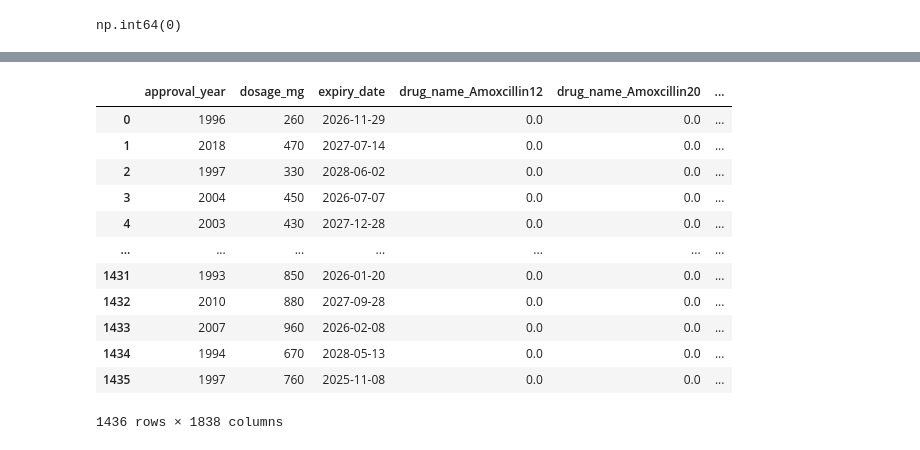
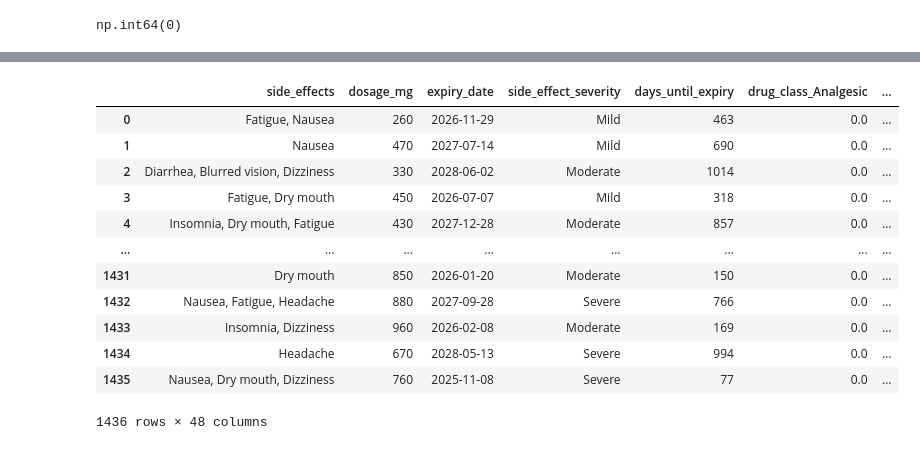
Before and after one commit to Rose1509/Drug_Labels_and_SideEffects, a Jupyter notebook: Drug Labels and Side effect.ipynb, the cells around one changed output, grey strips where cells are left out. Drawn from its saved outputs; the diff is of its cells as text; code cells hidden in the pictures.

```diff
--- a/Drug Labels and Side effect.ipynb
+++ b/Drug Labels and Side effect.ipynb
@@ -103,5 +170,5 @@ df.describe()
 # %%
-columns_to_drop = [ "price_usd", "batch_number"]
+columns_to_drop = [ "price_usd", "batch_number", "manufacturer", "approval_year", "administration_route", "drug_name"]
 
 df.drop(columns = columns_to_drop, inplace = True, errors = "ignore")
 df
@@ -121,0 +343,10 @@ df
+# %%
+# Convert expiry_date to datetime
+df['expiry_date'] = pd.to_datetime(df['expiry_date'], errors='coerce')
+
+# Create 'days_until_expiry' as difference from today
+today = pd.to_datetime("today")
+df['days_until_expiry'] = (df['expiry_date'] - today).dt.days
+
+# Show first 5 rows to verify
+print(df[['expiry_date', 'days_until_expiry']].head())
@@ -122,38 +465,38 @@ df
 # %%
 from sklearn.preprocessing import OneHotEncoder
 import pandas as pd
 
 # Columns to encode
-drug_name_column = ['drug_name', 'drug_class', 'side_effects', 'indications', 'approval_status', 'administration_route', 'manufacturer', 'side_effect_severity', 'warnings', 'contraindications' ]
+drug_name_column = [ 'drug_class','indications', 'approval_status', 'warnings', 'contraindications' ]
 
 # Initialize OneHotEncoder
 encoder = OneHotEncoder(sparse_output=False, handle_unknown='ignore')
 
 # Fit and transform (no nested [[]])
 one_hot_encoded = encoder.fit_transform(df[drug_name_column])
 
 # Create a DataFrame from the encoded features
 encoded_df = pd.DataFrame(
     one_hot_encoded,
     columns=encoder.get_feature_names_out(drug_name_column),
     index=df.index   # keep index aligned
 )
 
-# Concatenate with the original DataFrame
+# Concatenate with the original DataFrame(excluding original categorical column)
 df_final = pd.concat([df.drop(drug_name_column, axis=1), encoded_df], axis=1)
 
 df_final
 # %% [output]
-|  | approval_year | dosage_mg | expiry_date | drug_name_Amoxcillin12 | drug_name_Amoxcillin20 | ... |
-| 0 | 1996 | 260 | 2026-11-29 | 0.0 | 0.0 | ... |
-| 1 | 2018 | 470 | 2027-07-14 | 0.0 | 0.0 | ... |
-| 2 | 1997 | 330 | 2028-06-02 | 0.0 | 0.0 | ... |
-| 3 | 2004 | 450 | 2026-07-07 | 0.0 | 0.0 | ... |
-| 4 | 2003 | 430 | 2027-12-28 | 0.0 | 0.0 | ... |
-| ... | ... | ... | ... | ... | ... | ... |
-| 1431 | 1993 | 850 | 2026-01-20 | 0.0 | 0.0 | ... |
-| 1432 | 2010 | 880 | 2027-09-28 | 0.0 | 0.0 | ... |
-| 1433 | 2007 | 960 | 2026-02-08 | 0.0 | 0.0 | ... |
-| 1434 | 1994 | 670 | 2028-05-13 | 0.0 | 0.0 | ... |
-| 1435 | 1997 | 760 | 2025-11-08 | 0.0 | 0.0 | ... |
+|  | side_effects | dosage_mg | expiry_date | side_effect_severity | days_until_expiry | drug_class_Analgesic | ... |
+| 0 | Fatigue, Nausea | 260 | 2026-11-29 | Mild | 463 | 0.0 | ... |
+| 1 | Nausea | 470 | 2027-07-14 | Mild | 690 | 0.0 | ... |
+| 2 | Diarrhea, Blurred vision, Dizziness | 330 | 2028-06-02 | Moderate | 1014 | 0.0 | ... |
+| 3 | Fatigue, Dry mouth | 450 | 2026-07-07 | Mild | 318 | 0.0 | ... |
+| 4 | Insomnia, Dry mouth, Fatigue | 430 | 2027-12-28 | Moderate | 857 | 0.0 | ... |
+| ... | ... | ... | ... | ... | ... | ... | ... |
+| 1431 | Dry mouth | 850 | 2026-01-20 | Moderate | 150 | 0.0 | ... |
+| 1432 | Nausea, Fatigue, Headache | 880 | 2027-09-28 | Severe | 766 | 0.0 | ... |
+| 1433 | Insomnia, Dizziness | 960 | 2026-02-08 | Moderate | 169 | 0.0 | ... |
+| 1434 | Headache | 670 | 2028-05-13 | Severe | 994 | 0.0 | ... |
+| 1435 | Nausea, Dry mouth, Dizziness | 760 | 2025-11-08 | Severe | 77 | 0.0 | ... |
-1436 rows × 1838 columns
+1436 rows × 48 columns
```
Also changed, not shown: parts of 55 cells of this notebook.
